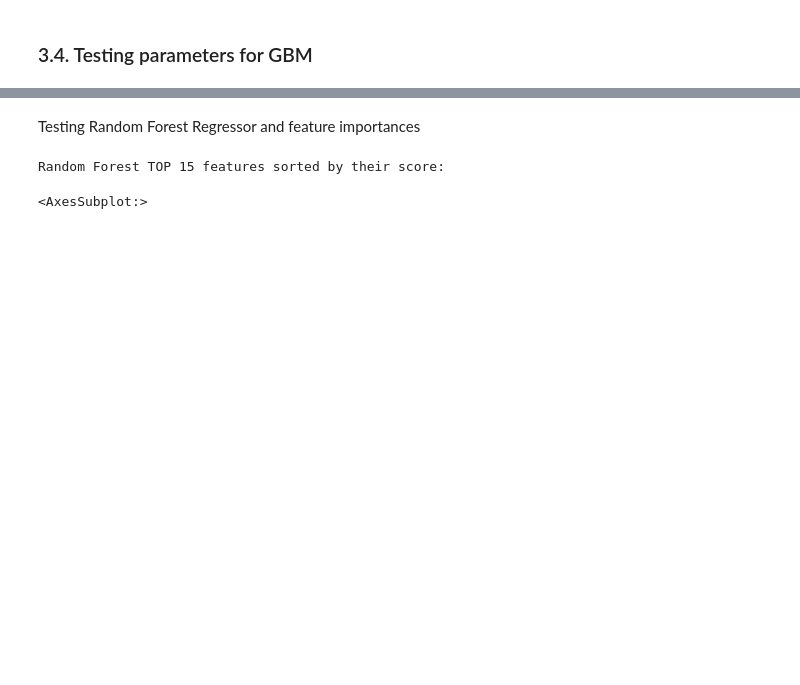
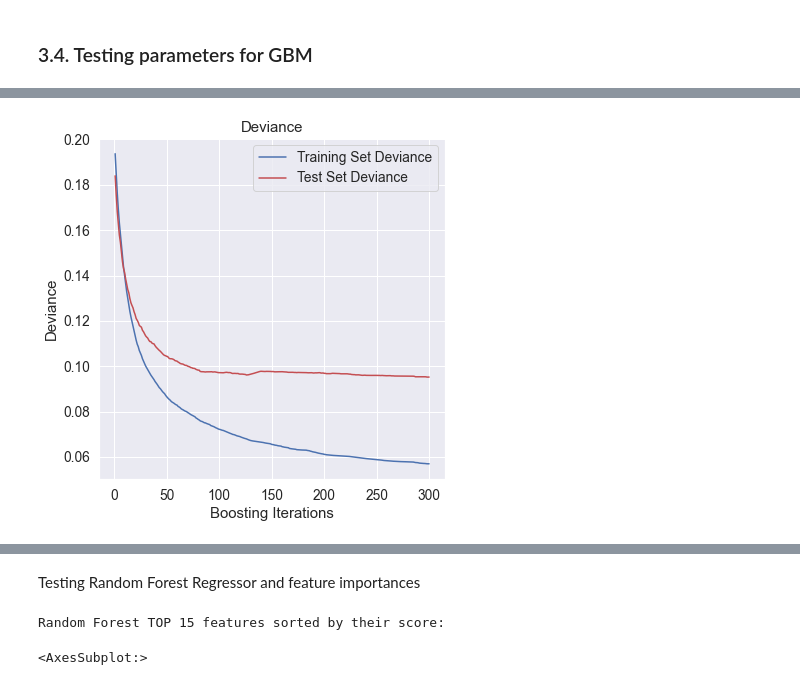
Before and after one commit to oscar-dif/ExamProject, a Jupyter notebook: house_prices.ipynb, the cells around one changed output, grey strips where cells are left out. Drawn from its saved outputs; the diff is of its cells as text; code cells hidden in the pictures; blank space fills up the shorter version.

```diff
--- a/house_prices.ipynb
+++ b/house_prices.ipynb
@@ -612,0 +613,25 @@ print(rmse_test)
+# %%
+reg = gb.set_params(**mod_gb.best_params_)
+test_score = np.zeros((mod_gb.best_params_["n_estimators"],), dtype=np.float64)
+for i, y_pred in enumerate(reg.staged_predict(X_test)):
+    test_score[i] = reg.loss_(y_test, y_pred)
+
+fig = plt.figure(figsize=(6, 6))
+plt.subplot(1, 1, 1)
+plt.title("Deviance")
+plt.plot(
+    np.arange(mod_gb.best_params_["n_estimators"]) + 1,
+    reg.train_score_,
+    "b-",
+    label="Training Set Deviance",
+)
+plt.plot(
+    np.arange(mod_gb.best_params_["n_estimators"]) + 1, test_score, "r-", label="Test Set Deviance"
+)
+plt.legend(loc="upper right")
+plt.xlabel("Boosting Iterations")
+plt.ylabel("Deviance")
+fig.tight_layout()
+plt.show()
+# %% [output]
+[figure, added]
```
Also changed, not shown: parts of 9 cells of this notebook, 1 other file.
